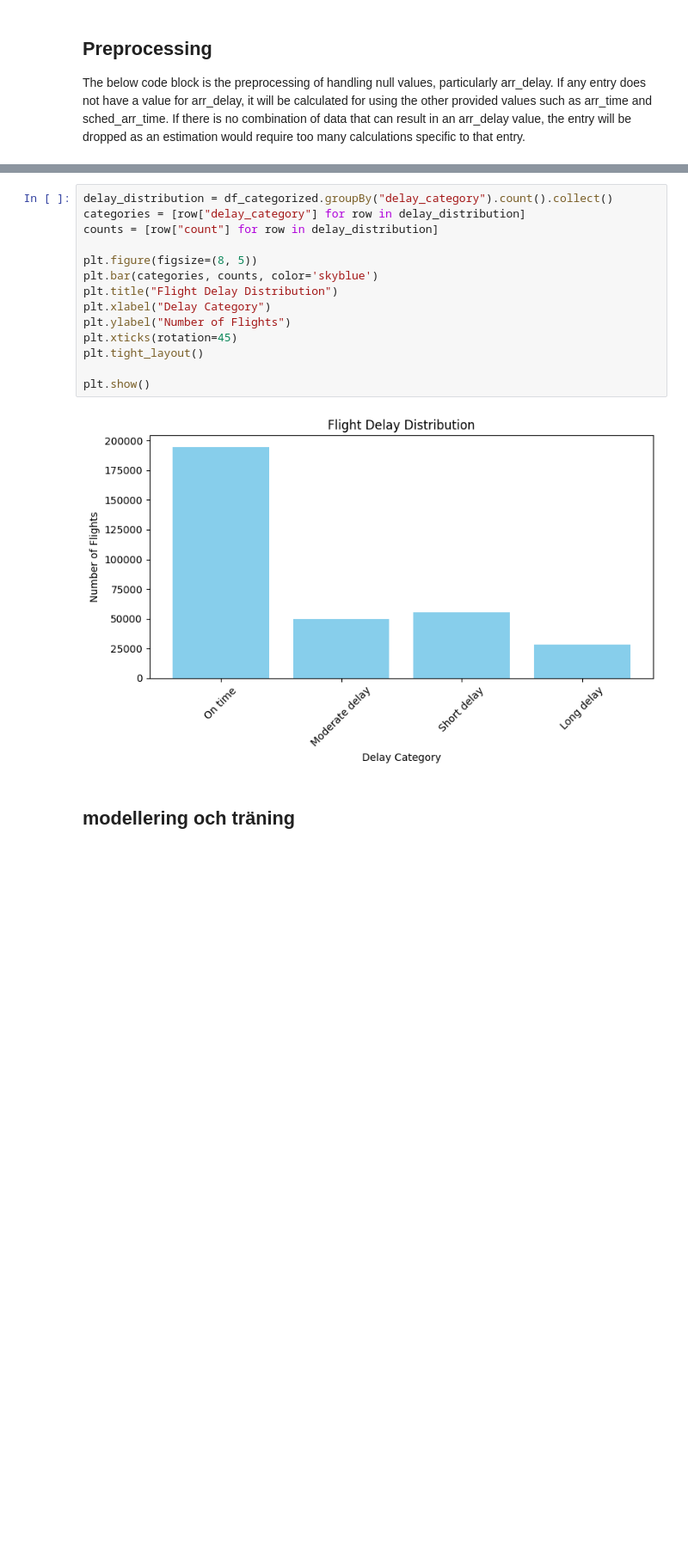
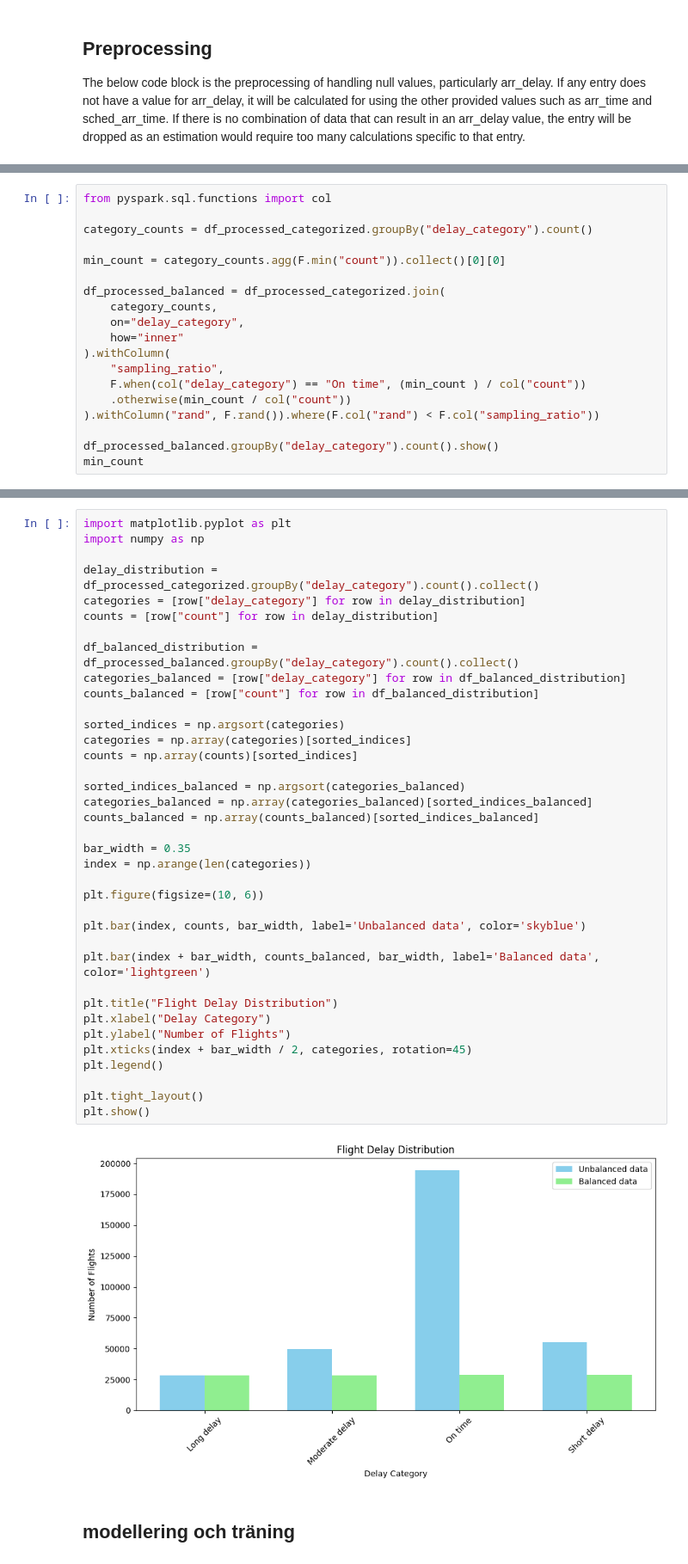
Before and after one commit to MarcusJak/predict_flight_delays, a Jupyter notebook: notebook/modeling.ipynb, the cells around one changed output, grey strips where cells are left out. Shown at 86% size. Drawn from its saved outputs; the diff is of its cells as text; blank space fills up the shorter version.

```diff
--- a/notebook/modeling.ipynb
+++ b/notebook/modeling.ipynb
@@ -189,0 +209,19 @@ df_categorized = data_preprocessed.withColumn(
+# %%
+from pyspark.sql.functions import col
+
+category_counts = df_processed_categorized.groupBy("delay_category").count()
+
+min_count = category_counts.agg(F.min("count")).collect()[0][0]
+
+df_processed_balanced = df_processed_categorized.join(
+    category_counts,
+    on="delay_category",
+    how="inner"
+).withColumn(
+    "sampling_ratio",
+    F.when(col("delay_category") == "On time", (min_count ) / col("count"))
+    .otherwise(min_count / col("count"))
+).withColumn("rand", F.rand()).where(F.col("rand") < F.col("sampling_ratio"))
+
+df_processed_balanced.groupBy("delay_category").count().show()
+min_count
@@ -190,18 +238,41 @@ df_categorized = data_preprocessed.withColumn(
 # %%
-delay_distribution = df_categorized.groupBy("delay_category").count().collect()
+import matplotlib.pyplot as plt
+import numpy as np
+
+delay_distribution = df_processed_categorized.groupBy("delay_category").count().collect()
 categories = [row["delay_category"] for row in delay_distribution]
 counts = [row["count"] for row in delay_distribution]
 
-plt.figure(figsize=(8, 5))
-plt.bar(categories, counts, color='skyblue')
+df_balanced_distribution = df_processed_balanced.groupBy("delay_category").count().collect()
+categories_balanced = [row["delay_category"] for row in df_balanced_distribution]
+counts_balanced = [row["count"] for row in df_balanced_distribution]
+
+sorted_indices = np.argsort(categories)
+categories = np.array(categories)[sorted_indices]
+counts = np.array(counts)[sorted_indices]
+
+sorted_indices_balanced = np.argsort(categories_balanced)
+categories_balanced = np.array(categories_balanced)[sorted_indices_balanced]
+counts_balanced = np.array(counts_balanced)[sorted_indices_balanced]
+
+bar_width = 0.35
+index = np.arange(len(categories))
+
+plt.figure(figsize=(10, 6))
+
+plt.bar(index, counts, bar_width, label='Unbalanced data', color='skyblue')
+
+plt.bar(index + bar_width, counts_balanced, bar_width, label='Balanced data', color='lightgreen')
+
 plt.title("Flight Delay Distribution")
 plt.xlabel("Delay Category")
 plt.ylabel("Number of Flights")
-plt.xticks(rotation=45)
+plt.xticks(index + bar_width / 2, categories, rotation=45)
+plt.legend()
+
 plt.tight_layout()
-
 plt.show()
 # %% [output]
-[figure, old version]
+[figure, new version]
 # %% [markdown]
 ## modellering och träning
```
Also changed, not shown: parts of 21 cells of this notebook.
